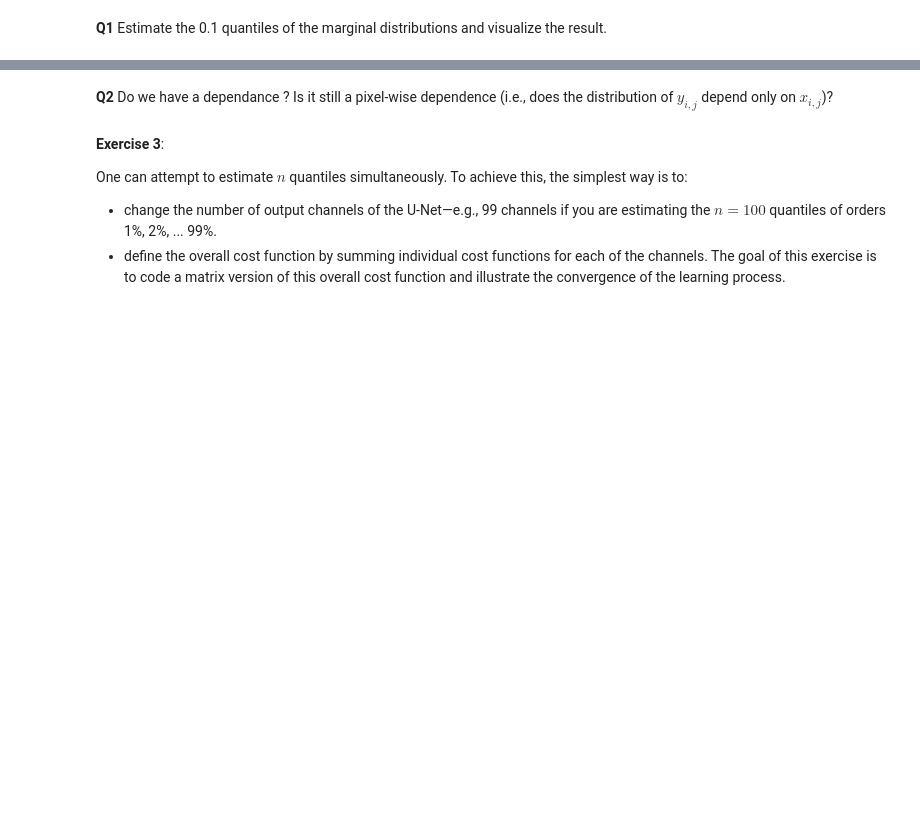
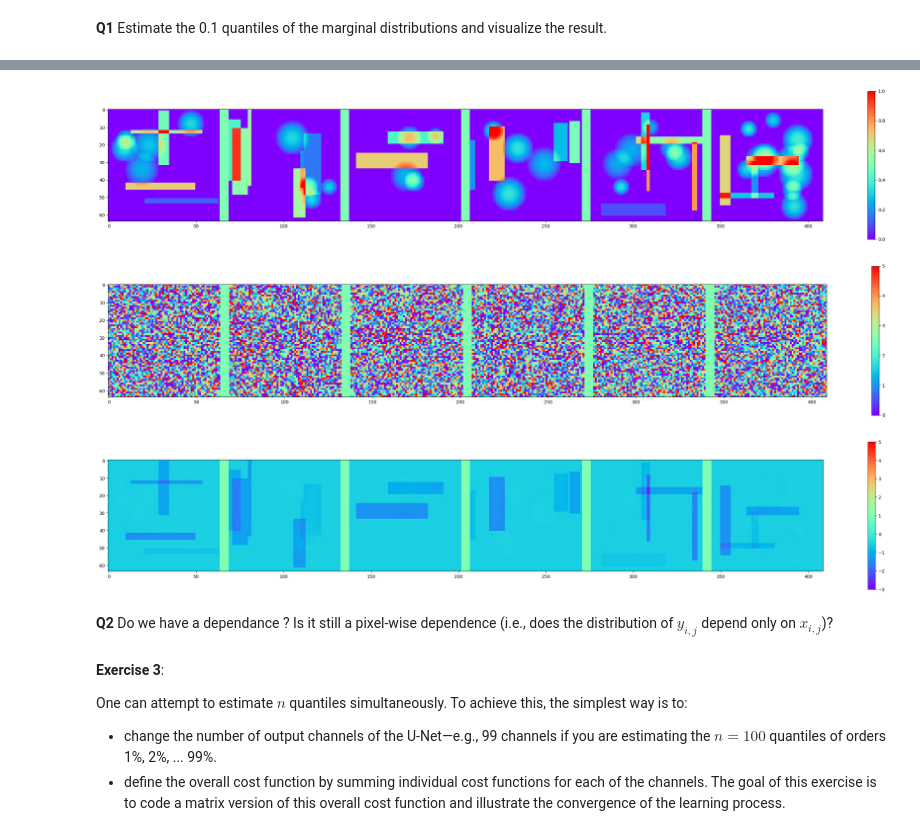
Before and after one commit to jramassa/ml-student, a Jupyter notebook: TP5/TP5_part1.ipynb, the cells around one changed output, grey strips where cells are left out. Saved outputs shown, nothing was run; the diff lists cells and outputs as text; code cells hidden in the pictures; blank space fills up the shorter version.

```diff
--- a/TP5/TP5_part1.ipynb
+++ b/TP5/TP5_part1.ipynb
@@ -133,3 +321,29 @@ voir_batch2D(target, 6, fig1, k=0, min_scale=0,max_scale=5)
+# %%
+# sampling (x,y) :
+
+input, target = gen_proba_2(6)
+# Inputs
+fig0 = plt.figure(0, figsize=(36, 6))
+voir_batch2D(input, 6, fig0, k=0, min_scale=0,max_scale=1)
+
+# Targets
+fig1 = plt.figure(1, figsize=(36, 6))
+voir_batch2D(target, 6, fig1, k=0, min_scale=0,max_scale=5)
+
+input = input.cuda()
+
+fcn.eval()
+
+output = fcn(input)
+
+output = output.cpu().detach()
+
+fig2 = plt.figure(2, figsize=(36,6))
+voir_batch2D(output, 6, fig2, k = 0, min_scale = -3, max_scale = 5)
+# %% [output]
+[figure, added]
+[figure, added]
+[figure, added]
 # %% [markdown]
 **Q2** Do we have a dependance ? Is it still a pixel-wise dependence (i.e., does the distribution of $y_{i,j}$ depend only on $x_{i,j}$)?
 # %% [markdown]
```
Also changed, not shown: parts of 12 cells of this notebook.
